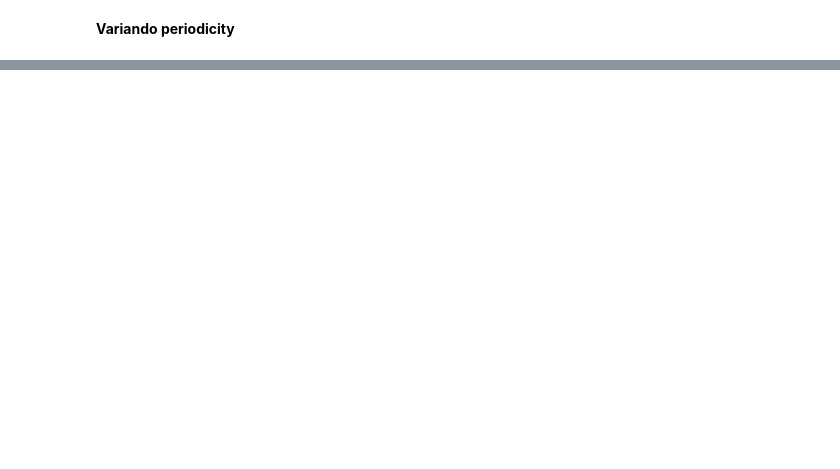
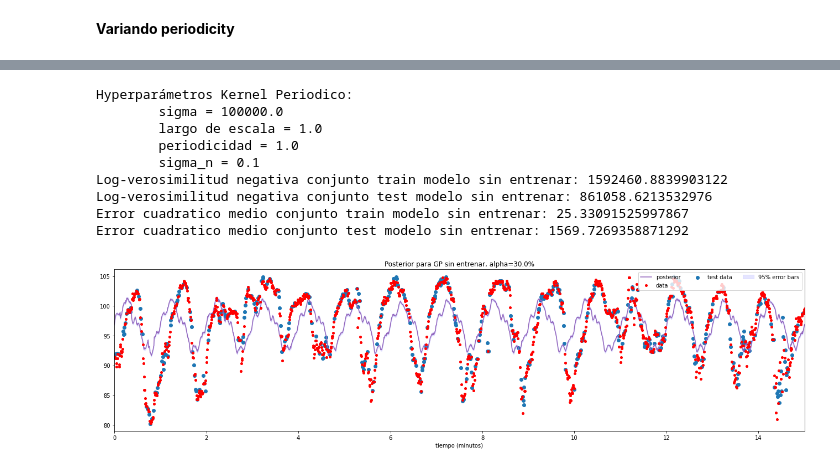
Before and after one commit to camilocarvajalreyes/tareas-MDS7204, a Jupyter notebook: unidad_2/tarea_3/exploracion_parametros_period.ipynb, the cells around one changed output, grey strips where cells are left out. Cells and saved outputs as stored; diff of their text form; code cells hidden in the pictures; blank space fills up the shorter version.

```diff
--- a/unidad_2/tarea_3/exploracion_parametros_period.ipynb
+++ b/unidad_2/tarea_3/exploracion_parametros_period.ipynb
@@ -139,0 +161,13 @@ Error cuadratico medio conjunto test modelo sin entrenar: 32.11342702013976
+# %%
+test_params_SM(sigma = 100000.0, length_scale=1.0, periodicity=1.0, sigma_n=0.1)
+# %% [output]
+Hyperparámetros Kernel Periodico:
+        sigma = 100000.0
+        largo de escala = 1.0
+        periodicidad = 1.0
+        sigma_n = 0.1
+Log-verosimilitud negativa conjunto train modelo sin entrenar: 1592460.8839903122
+Log-verosimilitud negativa conjunto test modelo sin entrenar: 861058.6213532976
+Error cuadratico medio conjunto train modelo sin entrenar: 25.33091525997867
+Error cuadratico medio conjunto test modelo sin entrenar: 1569.7269358871292
+[figure, added]
```
Also changed, not shown: parts of 16 cells of this notebook, 2 other files.
